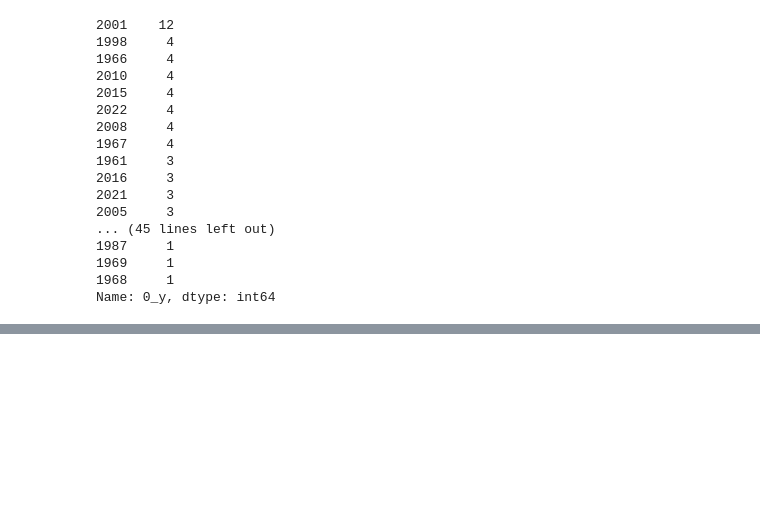
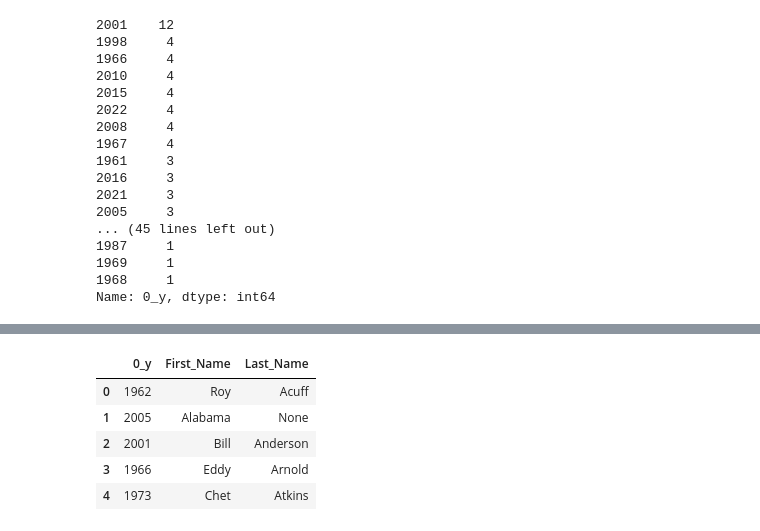
Before and after one commit to Cuiweiyi/web-scraping-country-music-hof-Cuiweiyi, a Jupyter notebook: notebook/Web_scraping_Hall_of_Fame.ipynb, the cells around one changed output, grey strips where cells are left out. Saved outputs shown, nothing was run; the diff lists cells and outputs as text; code cells hidden in the pictures; blank space fills up the shorter version.

```diff
--- a/notebook/Web_scraping_Hall_of_Fame.ipynb
+++ b/notebook/Web_scraping_Hall_of_Fame.ipynb
@@ -289,0 +306,9 @@ ValueError: x and y must have same first dimension, but have shapes (147,) and (
+# %%
+Hall_of_fame.head()
+# %% [output]
+|  | 0_y | First_Name | Last_Name |
+| 0 | 1962 | Roy | Acuff |
+| 1 | 2005 | Alabama | None |
+| 2 | 2001 | Bill | Anderson |
+| 3 | 1966 | Eddy | Arnold |
+| 4 | 1973 | Chet | Atkins |
```
Also changed, not shown: parts of 18 cells of this notebook.
